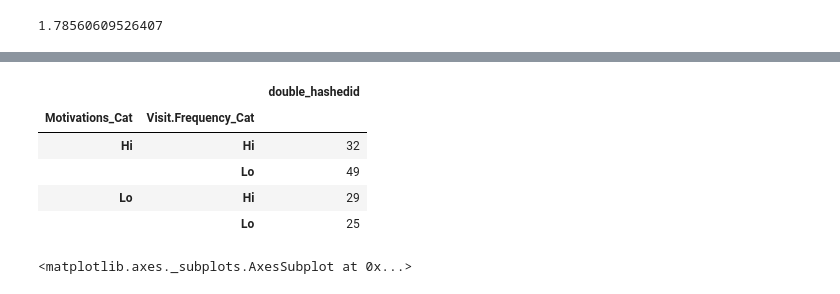
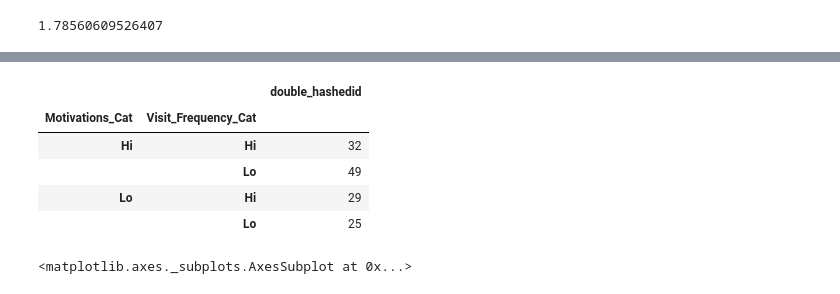
Before and after one commit to IUeDS/analytics_IDE_demos, a Jupyter notebook: Unizin_JupyterNBDemo.ipynb, the cells around one changed output, grey strips where cells are left out. Cells and saved outputs as stored; diff of their text form; code cells hidden in the pictures.

```diff
--- a/Unizin_JupyterNBDemo.ipynb
+++ b/Unizin_JupyterNBDemo.ipynb
@@ -6,6 +6,8 @@ import pandas as pd
 import matplotlib.pyplot as pt
 import seaborn as sns
 from scipy import stats as st
+# Set printing display option for non-exponential format
+pd.set_option('display.float_format', lambda x: '%.3f' % x)
 # %%
 # Python variable assignment
 x = 123
@@ -152,7 +164,7 @@ data
 # %%
 # Using apply method and lambda function
 # https://pandas.pydata.org/pandas-docs/stable/reference/api/pandas.DataFrame.apply.html
-data['Visit.Frequency_Cat'] = data['Visit Frequency'].apply(lambda x: 'Lo' if x <= 0 else 'Hi')
+data['Visit_Frequency_Cat'] = data['Visit Frequency'].apply(lambda x: 'Lo' if x <= 0 else 'Hi')
 data
 # %% [output]
 |  | double_hashedid | Deep Processing | Motivations | Testing Strategies | Time Management | ... |
@@ -176,10 +188,10 @@ data
 # %%
 # Grouping data for summary
 # https://pandas.pydata.org/pandas-docs/stable/reference/api/pandas.DataFrame.groupby.html
-data.groupby(['Motivations_Cat','Visit.Frequency_Cat']).agg({'double_hashedid':'count'})
+data.groupby(['Motivations_Cat','Visit_Frequency_Cat']).agg({'double_hashedid':'count'})
 # %% [output]
 |  |  | double_hashedid |
-| Motivations_Cat | Visit.Frequency_Cat |  |
+| Motivations_Cat | Visit_Frequency_Cat |  |
 | Hi | Hi | 32 |
 |  | Lo | 49 |
 | Lo | Hi | 29 |
```
Also changed, not shown: parts of 10 cells of this notebook.
